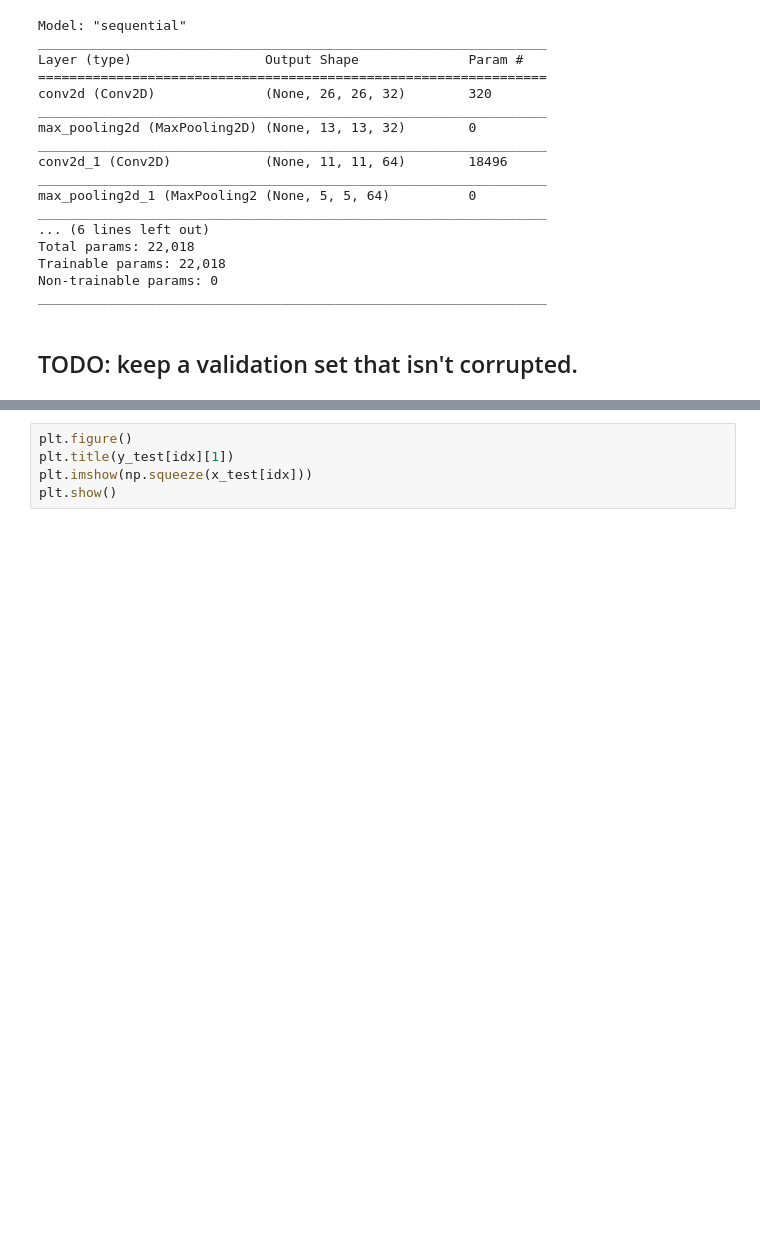
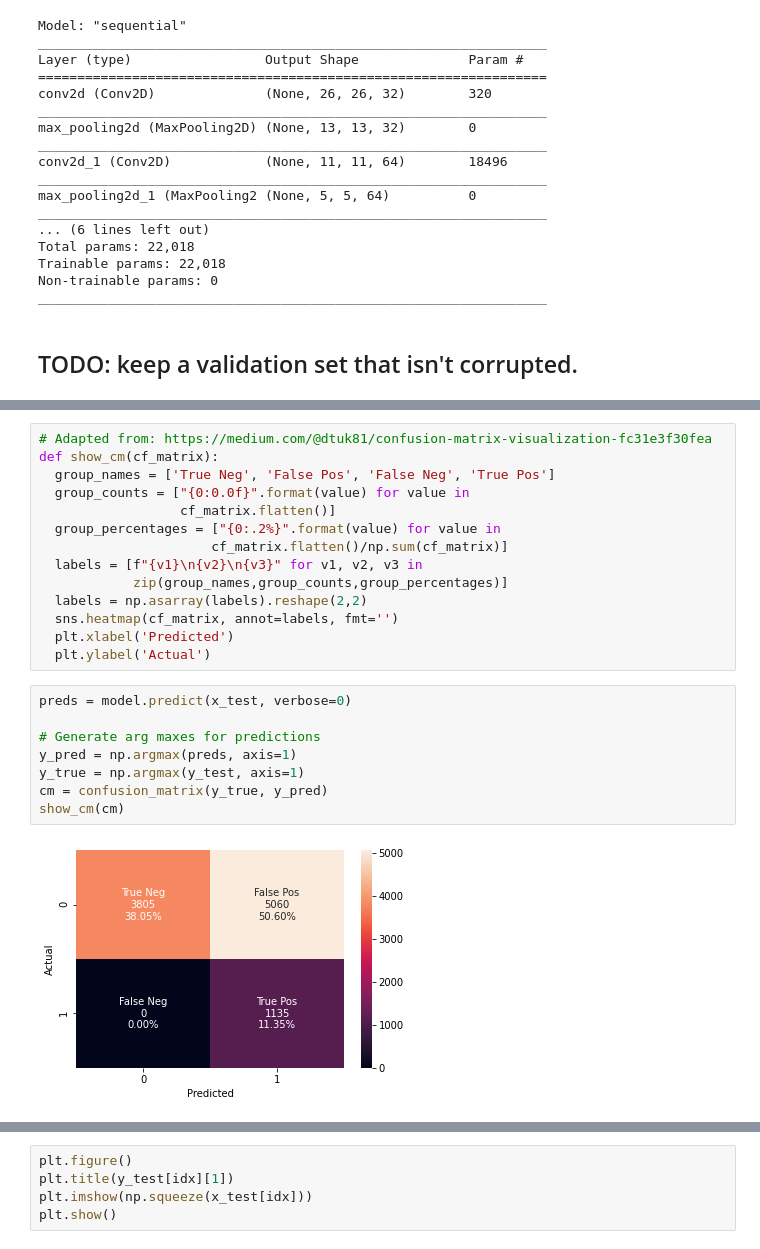
Before and after one commit to scottspurlock/noisy_labels, a Jupyter notebook: classification_noisy_labels.ipynb, the cells around one changed output, grey strips where cells are left out. Saved outputs shown, nothing was run; the diff lists cells and outputs as text; blank space fills up the shorter version.

```diff
--- a/classification_noisy_labels.ipynb
+++ b/classification_noisy_labels.ipynb
@@ -200,3 +200,27 @@ Test accuracy: 0.8278607130050659
+# %%
+# Adapted from: https://medium.com/@dtuk81/confusion-matrix-visualization-fc31e3f30fea
+def show_cm(cf_matrix):
+  group_names = ['True Neg', 'False Pos', 'False Neg', 'True Pos']
+  group_counts = ["{0:0.0f}".format(value) for value in
+                  cf_matrix.flatten()]
+  group_percentages = ["{0:.2%}".format(value) for value in
+                      cf_matrix.flatten()/np.sum(cf_matrix)]
+  labels = [f"{v1}\n{v2}\n{v3}" for v1, v2, v3 in
+            zip(group_names,group_counts,group_percentages)]
+  labels = np.asarray(labels).reshape(2,2)
+  sns.heatmap(cf_matrix, annot=labels, fmt='')
+  plt.xlabel('Predicted')
+  plt.ylabel('Actual')
+# %%
+preds = model.predict(x_test, verbose=0)
+
+# Generate arg maxes for predictions
+y_pred = np.argmax(preds, axis=1)
+y_true = np.argmax(y_test, axis=1)
+cm = confusion_matrix(y_true, y_pred)
+show_cm(cm)
+# %% [output]
+[figure, added]
 # %%
 idx = 0
 model.predict(x_test[idx:idx+1], verbose=1)
```
Also changed, not shown: parts of 27 cells of this notebook.
